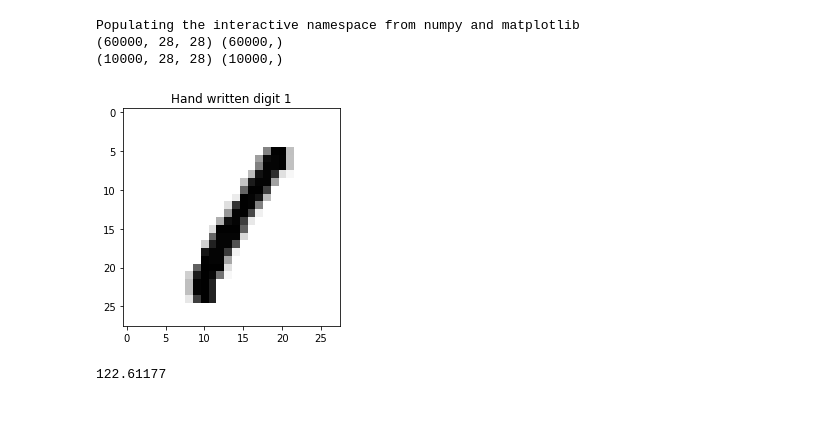
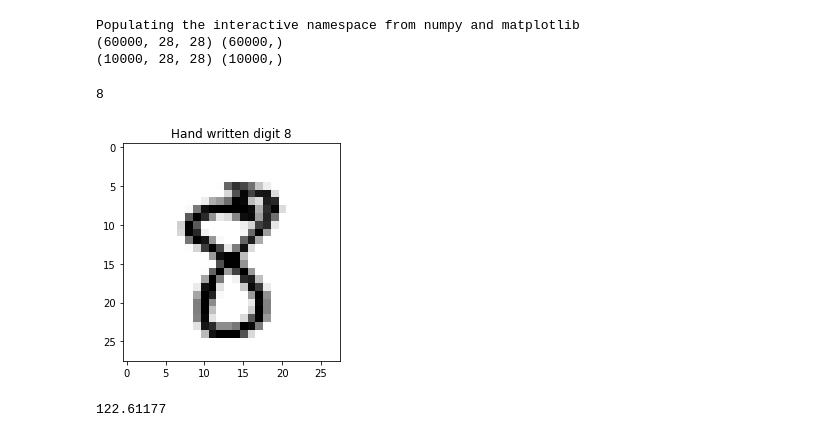
Before and after one commit to cpacilio/P1.4_seed, a Jupyter notebook: final_project/project.ipynb, the cells around one changed output. Drawn from its saved outputs; the diff is of its cells as text; code cells hidden in the pictures.

```diff
--- a/final_project/project.ipynb
+++ b/final_project/project.ipynb
@@ -16,11 +16,13 @@ Populating the interactive namespace from numpy and matplotlib
 (60000, 28, 28) (60000,)
 (10000, 28, 28) (10000,)
 # %%
-N=3
+N=46
 imshow(x_train[N], cmap='gray_r')
 _ = title('Hand written digit '+str(y_train[N]))
+y_train[N]
 # %% [output]
+8
-[figure, old version]
+[figure, new version]
 # %%
 ## ASSIGNMENT 1
 
```
Also changed, not shown: parts of 5 cells of this notebook.
